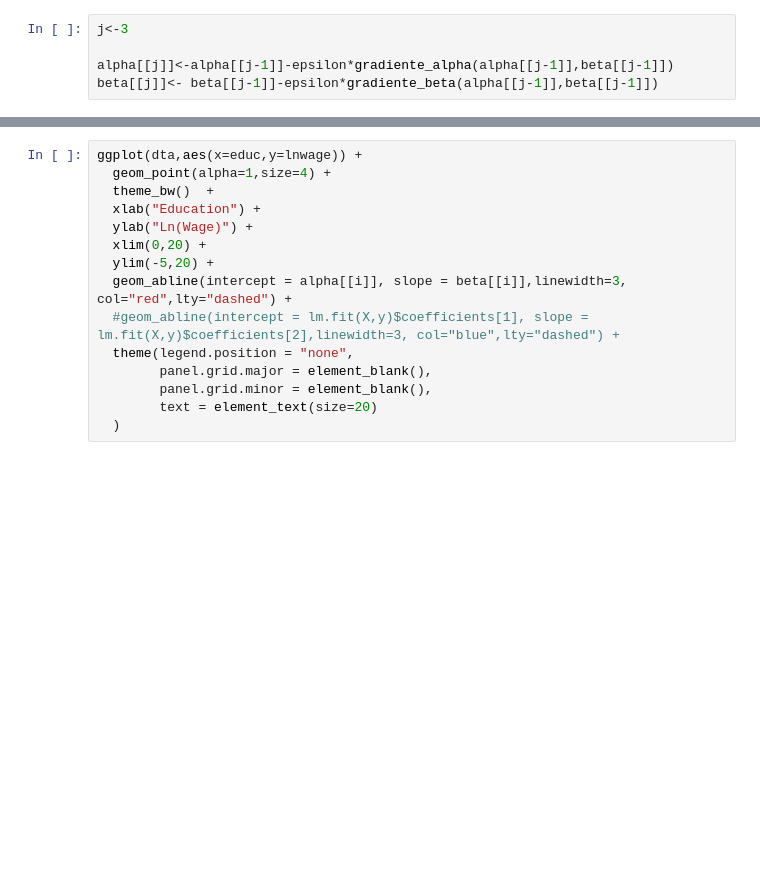
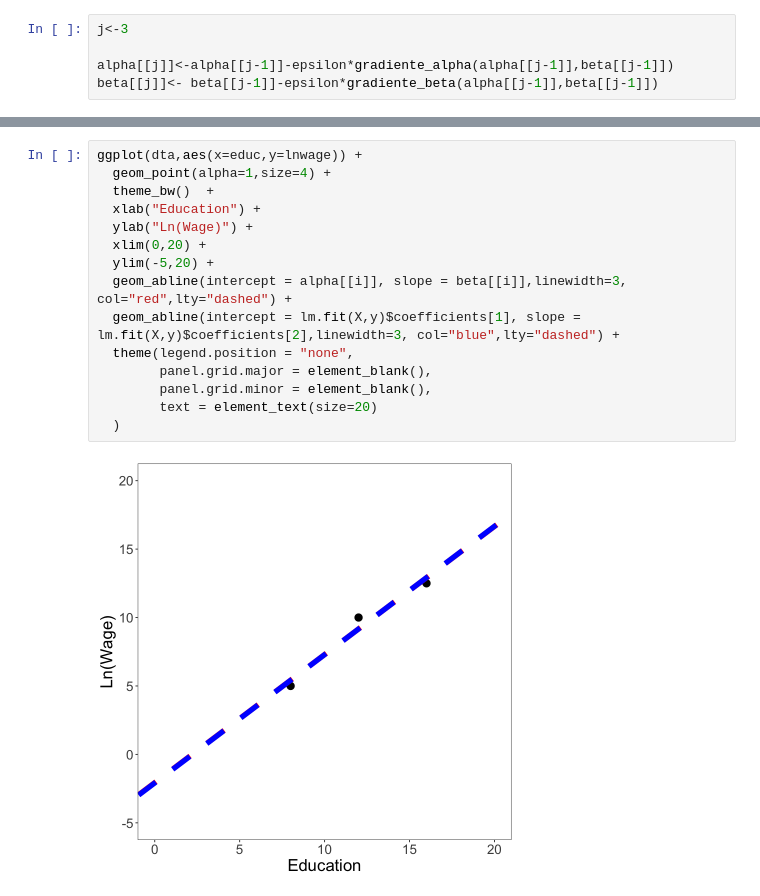
Before and after one commit to Samuel11-cell/BDML_202501-SNM, a Jupyter notebook: Modulo01/CuadernoModulo01_Coef_Computation.ipynb, the cells around one changed output, grey strips where cells are left out. Saved outputs shown, nothing was run; the diff lists cells and outputs as text; blank space fills up the shorter version.

```diff
--- a/Modulo01/CuadernoModulo01_Coef_Computation.ipynb
+++ b/Modulo01/CuadernoModulo01_Coef_Computation.ipynb
@@ -537,18 +692,20 @@ while( (difff>tol)==TRUE ){
 # %%
 ggplot(dta,aes(x=educ,y=lnwage)) +
   geom_point(alpha=1,size=4) +
   theme_bw()  +
   xlab("Education") +
   ylab("Ln(Wage)") +
   xlim(0,20) +
   ylim(-5,20) +
   geom_abline(intercept = alpha[[i]], slope = beta[[i]],linewidth=3, col="red",lty="dashed") +
-  #geom_abline(intercept = lm.fit(X,y)$coefficients[1], slope = lm.fit(X,y)$coefficients[2],linewidth=3, col="blue",lty="dashed") +
+  geom_abline(intercept = lm.fit(X,y)$coefficients[1], slope = lm.fit(X,y)$coefficients[2],linewidth=3, col="blue",lty="dashed") +
   theme(legend.position = "none",
         panel.grid.major = element_blank(),
         panel.grid.minor = element_blank(),
         text = element_text(size=20)
   )
+# %% [output]
+[figure, added]
 # %% [markdown]
 ### The learning rate
 
```
Also changed, not shown: parts of 32 cells of this notebook, 1 other file.
